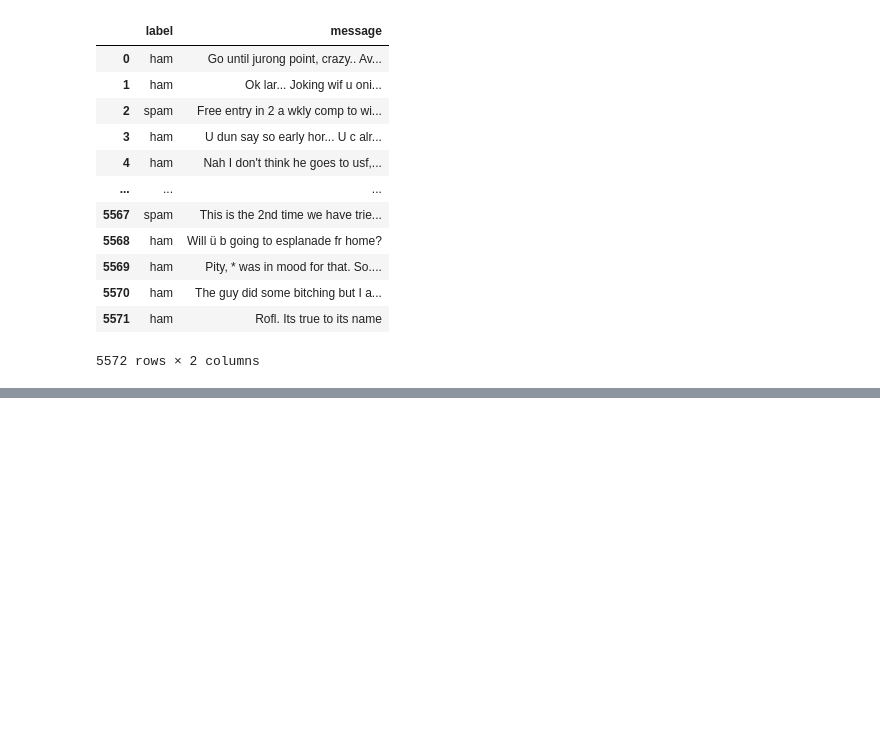
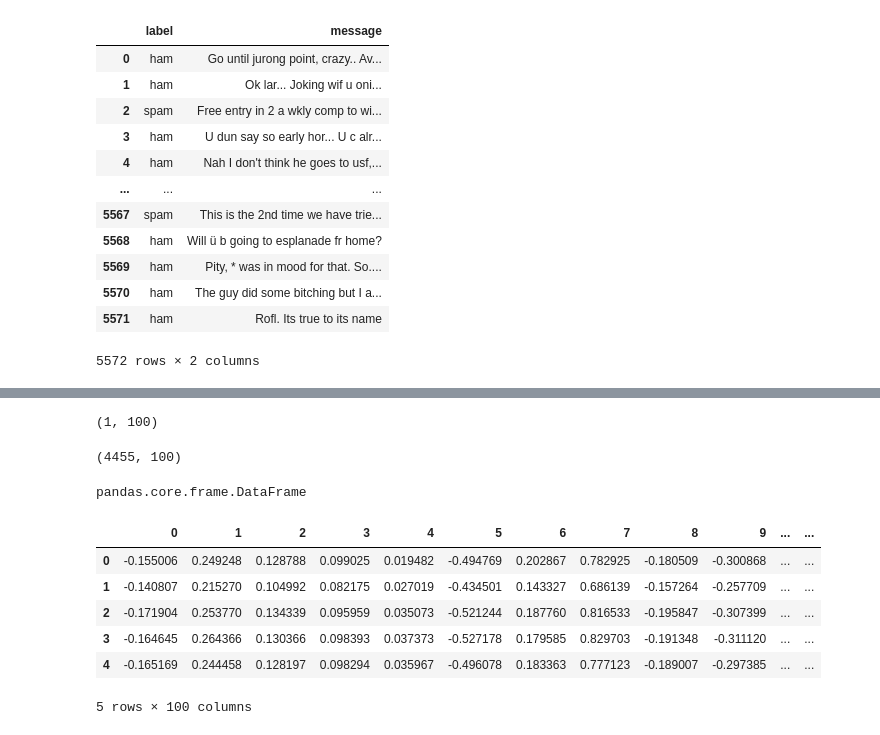
Before and after one commit to iceyisaak/bow-sms-spam-collection, a Jupyter notebook: word-embedding-sms-spam-collection.ipynb, the cells around one changed output, grey strips where cells are left out. Drawn from its saved outputs; the diff is of its cells as text; code cells hidden in the pictures; blank space fills up the shorter version.

```diff
--- a/word-embedding-sms-spam-collection.ipynb
+++ b/word-embedding-sms-spam-collection.ipynb
@@ -34,0 +374,2 @@ messages
+# %%
+X_train = X_train_aw2v
@@ -34,0 +473,4 @@ messages
+# %%
+X_train[0].reshape(1,-1).shape
+# %% [output]
+(1, 100)
@@ -34,0 +491,18 @@ messages
+# %%
+X_train.shape
+# %% [output]
+(4455, 100)
+# %%
+type(X_train)
+# %% [output]
+pandas.core.frame.DataFrame
+# %%
+X_train.head()
+# %% [output]
+|  | 0 | 1 | 2 | 3 | 4 | 5 | 6 | 7 | 8 | 9 | ... | ... |
+| 0 | -0.155006 | 0.249248 | 0.128788 | 0.099025 | 0.019482 | -0.494769 | 0.202867 | 0.782925 | -0.180509 | -0.300868 | ... | ... |
+| 1 | -0.140807 | 0.215270 | 0.104992 | 0.082175 | 0.027019 | -0.434501 | 0.143327 | 0.686139 | -0.157264 | -0.257709 | ... | ... |
+| 2 | -0.171904 | 0.253770 | 0.134339 | 0.095959 | 0.035073 | -0.521244 | 0.187760 | 0.816533 | -0.195847 | -0.307399 | ... | ... |
+| 3 | -0.164645 | 0.264366 | 0.130366 | 0.098393 | 0.037373 | -0.527178 | 0.179585 | 0.829703 | -0.191348 | -0.311120 | ... | ... |
+| 4 | -0.165169 | 0.244458 | 0.128197 | 0.098294 | 0.035967 | -0.496078 | 0.183363 | 0.777123 | -0.189007 | -0.297385 | ... | ... |
+5 rows × 100 columns
```
Also changed, not shown: parts of 101 cells of this notebook.
